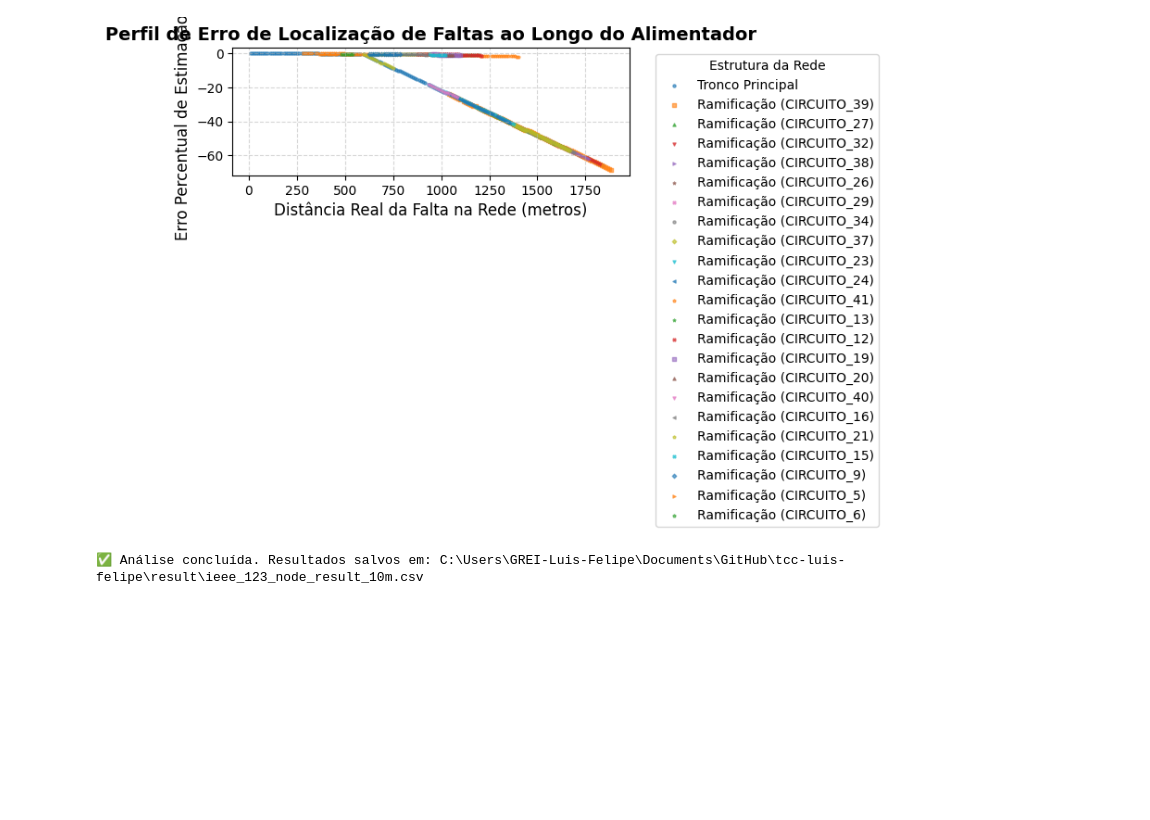
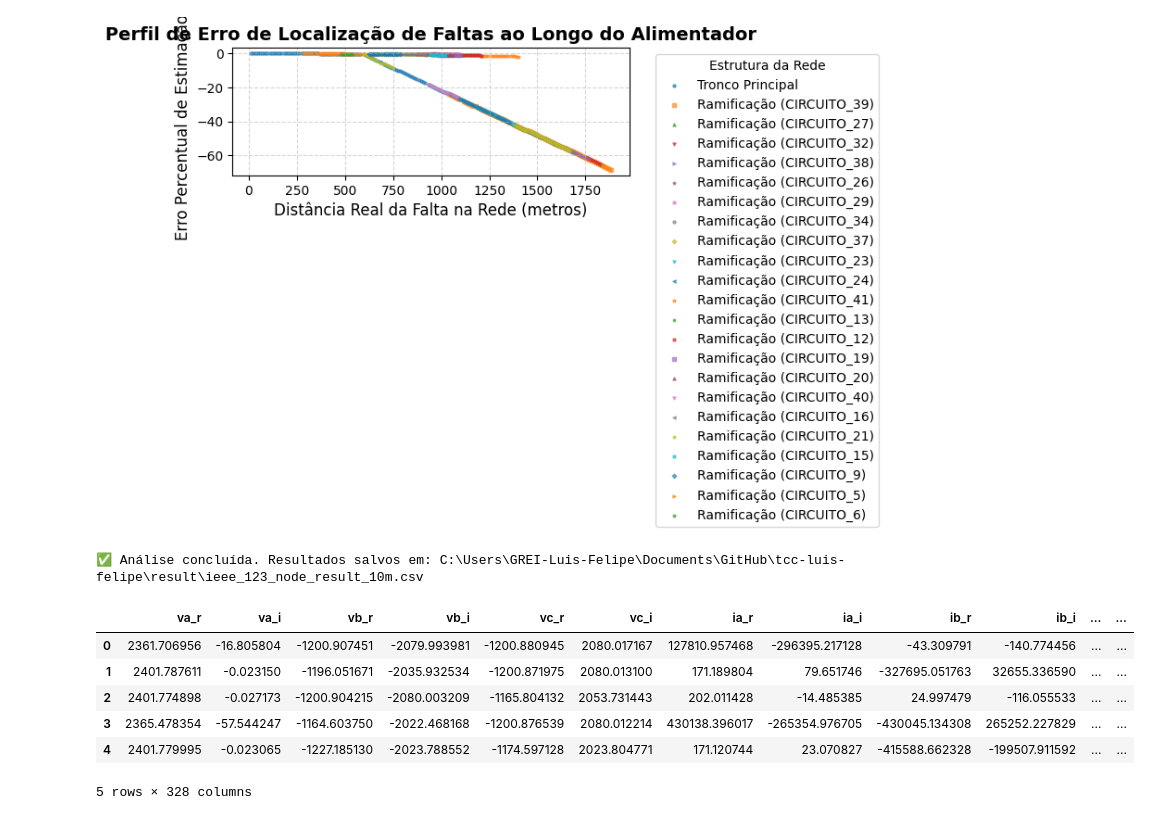
Before and after one commit to LuisFelipeCSouza/tcc-luis-felipe, a Jupyter notebook: notebooks/ieee-123-node.ipynb, the cells around one changed output. Saved outputs shown, nothing was run; the diff lists cells and outputs as text; code cells hidden in the pictures; blank space fills up the shorter version.

```diff
--- a/notebooks/ieee-123-node.ipynb
+++ b/notebooks/ieee-123-node.ipynb
@@ -154,3 +154,14 @@ localizador.export_results(
 )
 # %% [output]
 ✅ Análise concluída. Resultados salvos em: C:\Users\GREI-Luis-Felipe\Documents\GitHub\tcc-luis-felipe\result\ieee_123_node_result_10m.csv
+# %%
+results_df = pd.read_csv(BASE_DIR / "result" / "ieee_123_node_result_10m.csv", sep=";", decimal=",")
+results_df.head()
+# %% [output]
+|  | va_r | va_i | vb_r | vb_i | vc_r | vc_i | ia_r | ia_i | ib_r | ib_i | ... | ... |
+| 0 | 2361.706956 | -16.805804 | -1200.907451 | -2079.993981 | -1200.880945 | 2080.017167 | 127810.957468 | -296395.217128 | -43.309791 | -140.774456 | ... | ... |
+| 1 | 2401.787611 | -0.023150 | -1196.051671 | -2035.932534 | -1200.871975 | 2080.013100 | 171.189804 | 79.651746 | -327695.051763 | 32655.336590 | ... | ... |
+| 2 | 2401.774898 | -0.027173 | -1200.904215 | -2080.003209 | -1165.804132 | 2053.731443 | 202.011428 | -14.485385 | 24.997479 | -116.055533 | ... | ... |
+| 3 | 2365.478354 | -57.544247 | -1164.603750 | -2022.468168 | -1200.876539 | 2080.012214 | 430138.396017 | -265354.976705 | -430045.134308 | 265252.227829 | ... | ... |
+| 4 | 2401.779995 | -0.023065 | -1227.185130 | -2023.788552 | -1174.597128 | 2023.804771 | 171.120744 | 23.070827 | -415588.662328 | -199507.911592 | ... | ... |
+5 rows × 328 columns
```
Also changed, not shown: parts of 3 cells of this notebook, 54 other files.
